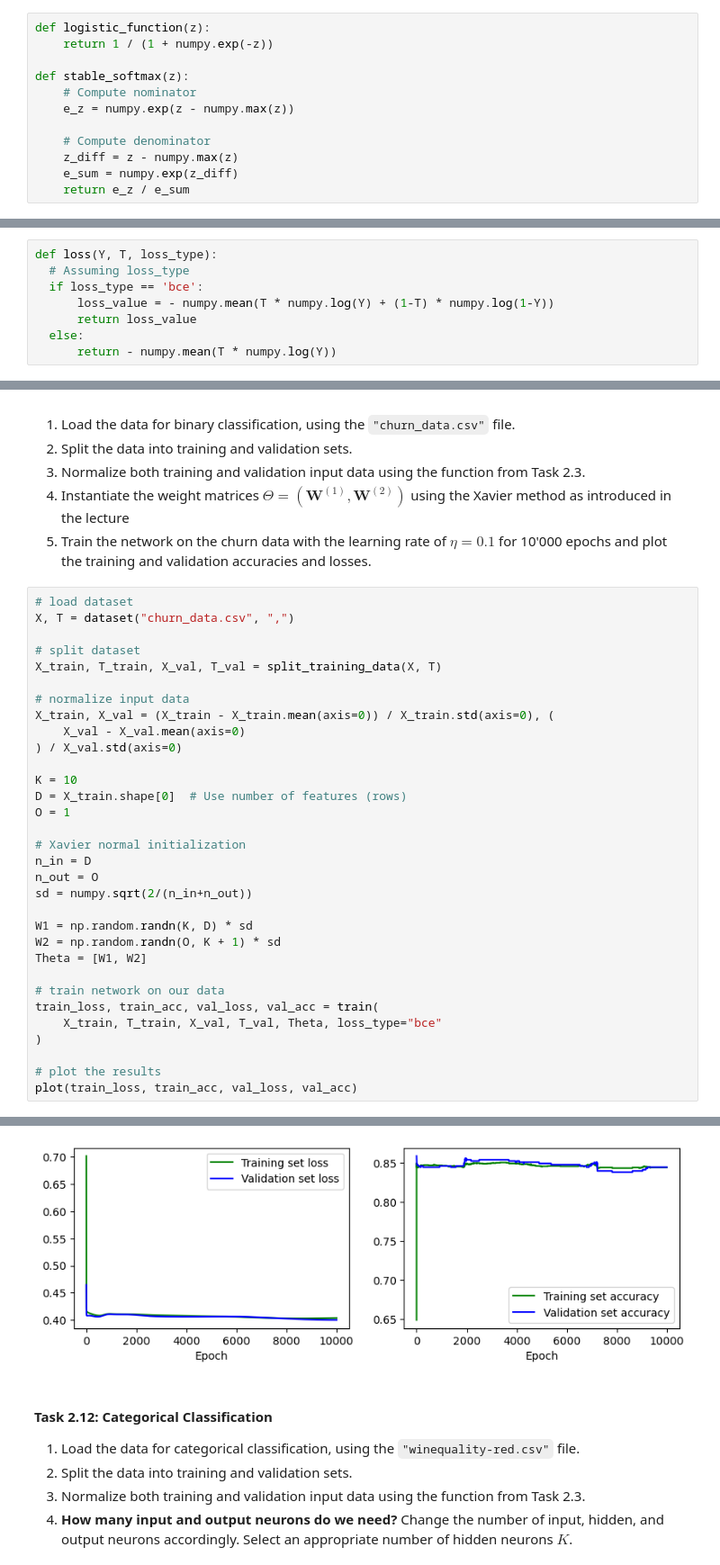
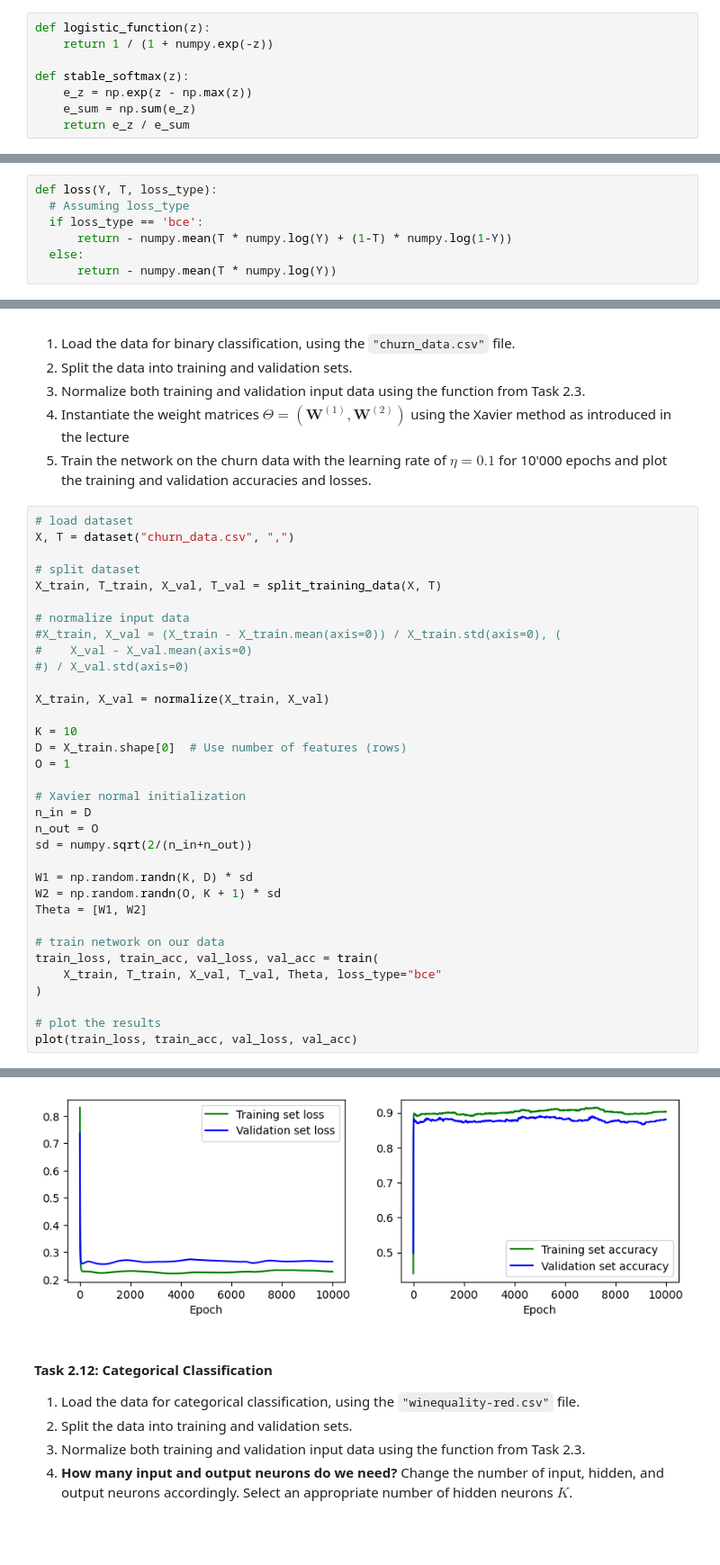
Before and after one commit to tlex-web/deep-learning-exercises, a Jupyter notebook: 02/DL-Assignment02.ipynb, the cells around one changed output, grey strips where cells are left out. Shown at 90% size. Drawn from its saved outputs; the diff is of its cells as text; blank space fills up the shorter version.

```diff
--- a/02/DL-Assignment02.ipynb
+++ b/02/DL-Assignment02.ipynb
@@ -357,12 +357,8 @@ def logistic_function(z):
     return 1 / (1 + numpy.exp(-z))
 
 def stable_softmax(z):
-    # Compute nominator
-    e_z = numpy.exp(z - numpy.max(z))
-
-    # Compute denominator
-    z_diff = z - numpy.max(z)
-    e_sum = numpy.exp(z_diff)
+    e_z = np.exp(z - np.max(z))
+    e_sum = np.sum(e_z)
     return e_z / e_sum
 # %% [markdown]
 #### Task 2.5: Network Implementation
@@ -422,8 +418,7 @@ For both losses, the mathematical expressions below can be implemented much easi
 def loss(Y, T, loss_type):
   # Assuming loss_type
   if loss_type == 'bce':
-      loss_value = - numpy.mean(T * numpy.log(Y) + (1-T) * numpy.log(1-Y))
-      return loss_value
+      return - numpy.mean(T * numpy.log(Y) + (1-T) * numpy.log(1-Y))
   else:
       return - numpy.mean(T * numpy.log(Y))
 # %% [markdown]
@@ -569,37 +564,39 @@ def plot(train_loss, train_acc, val_loss, val_acc):
 # load dataset
 X, T = dataset("churn_data.csv", ",")
 
 # split dataset
 X_train, T_train, X_val, T_val = split_training_data(X, T)
 
 # normalize input data
-X_train, X_val = (X_train - X_train.mean(axis=0)) / X_train.std(axis=0), (
-    X_val - X_val.mean(axis=0)
-) / X_val.std(axis=0)
+#X_train, X_val = (X_train - X_train.mean(axis=0)) / X_train.std(axis=0), (
+#    X_val - X_val.mean(axis=0)
+#) / X_val.std(axis=0)
+
+X_train, X_val = normalize(X_train, X_val)
 
 K = 10
 D = X_train.shape[0]  # Use number of features (rows)
 O = 1
 
 # Xavier normal initialization
 n_in = D
 n_out = O
 sd = numpy.sqrt(2/(n_in+n_out))
 
 W1 = np.random.randn(K, D) * sd
 W2 = np.random.randn(O, K + 1) * sd
 Theta = [W1, W2]
 
 # train network on our data
 train_loss, train_acc, val_loss, val_acc = train(
     X_train, T_train, X_val, T_val, Theta, loss_type="bce"
 )
 
 # plot the results
 plot(train_loss, train_acc, val_loss, val_acc)
 # %% [output]
 Loaded dataset with 3150 samples
-[figure, old version]
+[figure, new version]
 # %% [markdown]
 #### Task 2.12: Categorical Classification
 
```
Also changed, not shown: parts of 1 cell of this notebook.
